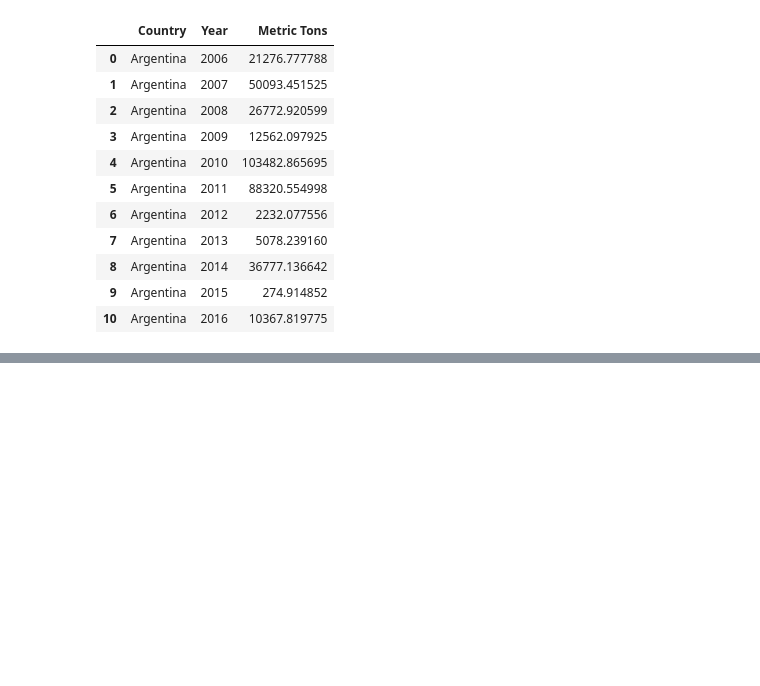
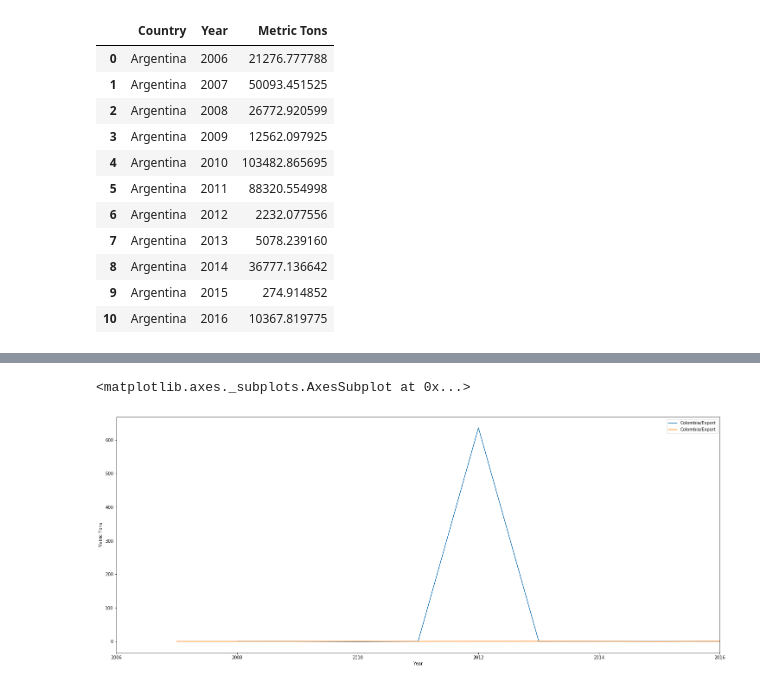
Before and after one commit to cmboone2005/Project1, a Jupyter notebook: DataSets/p_branch_graphs.ipynb, the cells around one changed output, grey strips where cells are left out. Cells and saved outputs as stored; diff of their text form; code cells hidden in the pictures; blank space fills up the shorter version.

```diff
--- a/DataSets/p_branch_graphs.ipynb
+++ b/DataSets/p_branch_graphs.ipynb
@@ -1500,0 +1622,5 @@ sns.heatmap(corr, xticklabels=corr.columns, yticklabels=corr.columns, cmap=sns.d
+# %%
+# Place the DataFrames side by side
+colombia_ImportExport = pd.concat([colombia_import, colombia_export], axis=1)
+colombia_ImportExport.rename(columns = {'Colombia':'Colombia/Import', 'Colombia':'Colombia/Export'}, inplace = True)
+colombia_ImportExport
@@ -1500,0 +1641,16 @@ sns.heatmap(corr, xticklabels=corr.columns, yticklabels=corr.columns, cmap=sns.d
+# %%
+# Create a bar chart based off of the group series from before
+colombia_line_chart = colombia_ImportExport.plot(kind='line')
+color = "maroon"
+marker = "o"
+
+x_axis = colombia_ImportExport.index
+y_axis = colombia_ImportExport
+# Set the xlabel and ylabel using class methods
+colombia_line_chart.set_xlabel("Year")
+colombia_line_chart.set_ylabel("Metric Tons")
+
+colombia_line_chart
+# %% [output]
+<matplotlib.axes._subplots.AxesSubplot at 0x...>
+[figure, added]
```
Also changed, not shown: parts of 64 cells of this notebook, 33 other files.
